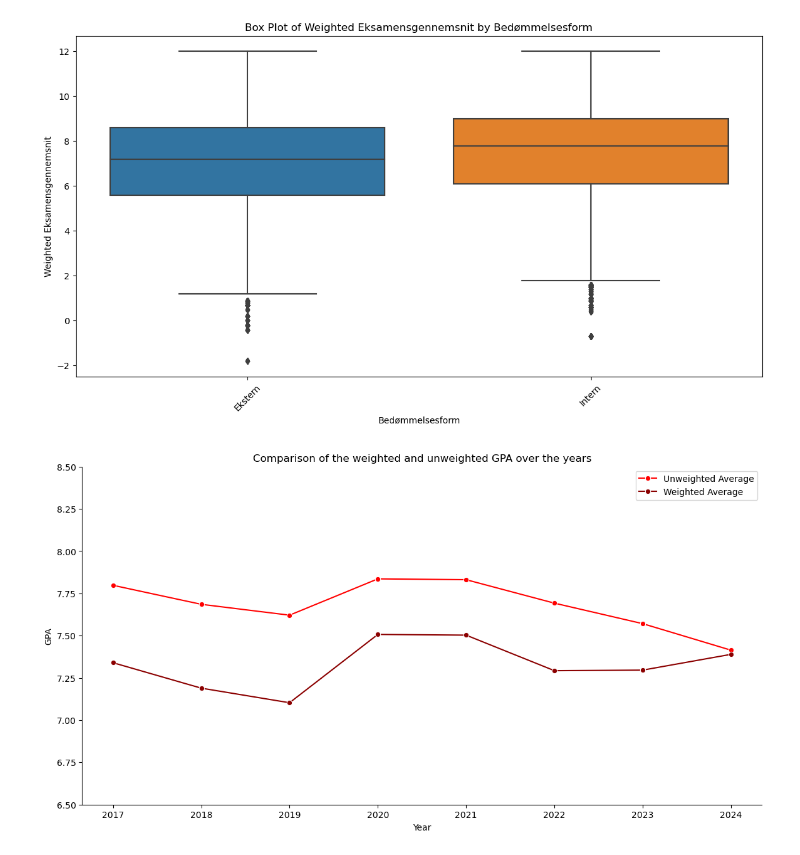
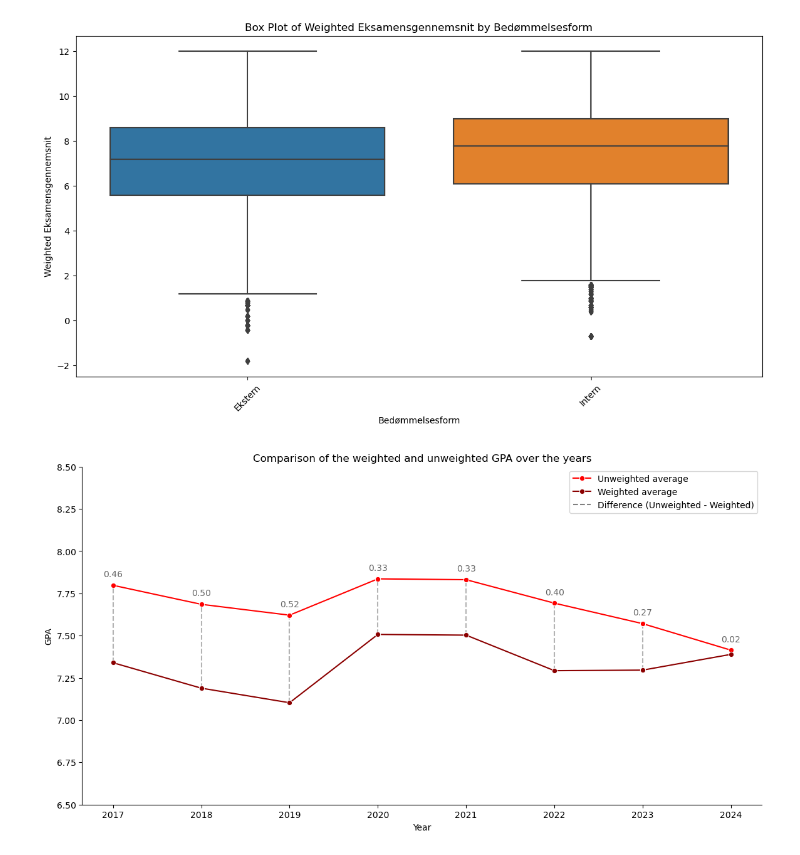
Before and after one commit to fmb622/isds2024exam, a Jupyter notebook: plots.ipynb, the cells around one changed output. Saved outputs shown, nothing was run; the diff lists cells and outputs as text; code cells hidden in the pictures.

```diff
--- a/plots.ipynb
+++ b/plots.ipynb
@@ -206,37 +206,48 @@ df['Eksamensgennemsnit'] = pd.to_numeric(df['Eksamensgennemsnit'], errors='coerc
 weighted_data = df.loc[df.index.repeat(df['Fremmødte'])].copy()
 weighted_data['Weighted_Eksamensgennemsnit'] = weighted_data['Eksamensgennemsnit']
 
 # Group by 'Year' and calculate the average for the expanded (weighted) dataset
 weighted_yearly_avg = weighted_data.groupby('Year')['Weighted_Eksamensgennemsnit'].mean().reset_index()
 
 # Group by 'Year' and calculate the unweighted average from the original data
 unweighted_yearly_avg = df.groupby('Year')['Eksamensgennemsnit'].mean().reset_index()
 
+# Calculate the difference between unweighted and weighted averages
+difference = unweighted_yearly_avg['Eksamensgennemsnit'] - weighted_yearly_avg['Weighted_Eksamensgennemsnit']
+
 # Plotting both weighted and unweighted Eksamensgennemsnit over the years
 plt.figure(figsize=(14, 7))
 
 # Plot unweighted average
-sns.lineplot(x='Year', y='Eksamensgennemsnit', data=unweighted_yearly_avg, marker='o', label='Unweighted Average', color='red')
+sns.lineplot(x='Year', y='Eksamensgennemsnit', data=unweighted_yearly_avg, marker='o', label='Unweighted average', color='red', zorder=2)
 
 # Plot weighted average
-sns.lineplot(x='Year', y='Weighted_Eksamensgennemsnit', data=weighted_yearly_avg, marker='o', label='Weighted Average', color='darkred')
+sns.lineplot(x='Year', y='Weighted_Eksamensgennemsnit', data=weighted_yearly_avg, marker='o', label='Weighted average', color='darkred', zorder=2)
+
+# Plot the difference as vertical lines and add annotations
+for i in range(len(unweighted_yearly_avg)):
+    plt.vlines(x=unweighted_yearly_avg['Year'][i], ymin=weighted_yearly_avg['Weighted_Eksamensgennemsnit'][i], ymax=unweighted_yearly_avg['Eksamensgennemsnit'][i], color='0.7', linestyle='--', zorder=1)
+    plt.text(unweighted_yearly_avg['Year'][i], unweighted_yearly_avg['Eksamensgennemsnit'][i] + 0.05, f"{difference[i]:.2f}", color='0.4', ha='center')
 
 # Remove the top and right spines
 plt.gca().spines['top'].set_visible(False)
 plt.gca().spines['right'].set_visible(False)
+
+# Create a custom legend entry for the difference lines
+plt.plot([], [], color='0.5', linestyle='--', label='Difference (Unweighted - Weighted)')
 
 # Customize the plot
 plt.title('Comparison of the weighted and unweighted GPA over the years')
 plt.xlabel('Year')
 plt.ylabel('GPA')
 plt.ylim(6.5, 8.5)  # Set y-axis limits to reflect the expected grade range (0-12)
-plt.legend()  # Show legend to differentiate between the two lines
+plt.legend()  # Show legend to differentiate between the lines
 
 # Save and show the plot
 plt.savefig('figure4.png')
 plt.show()
 # %% [output]
-[figure, old version]
+[figure, new version]
 # %%
 # Ensure necessary columns are numeric
 df['Fremmødte'] = pd.to_numeric(df['Fremmødte'], errors='coerce')
```
Also changed, not shown: parts of 1 cell of this notebook, 1 other file.
